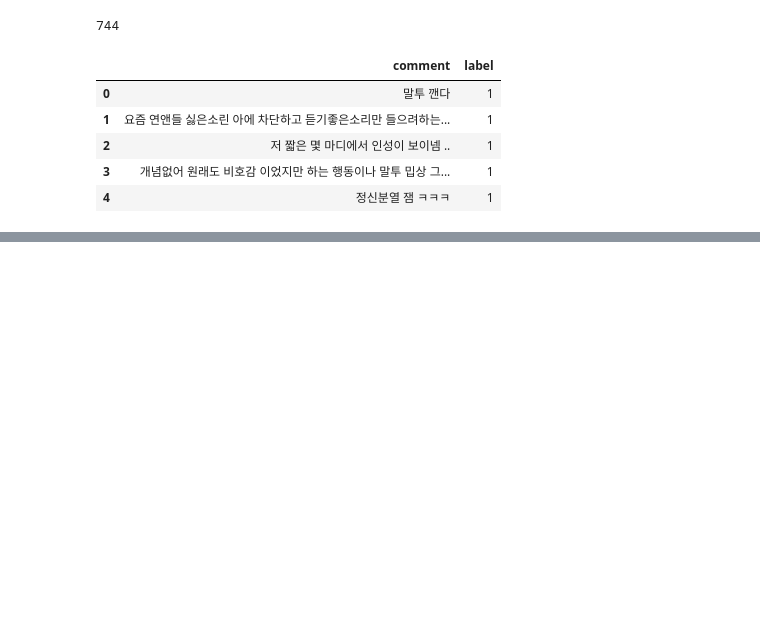
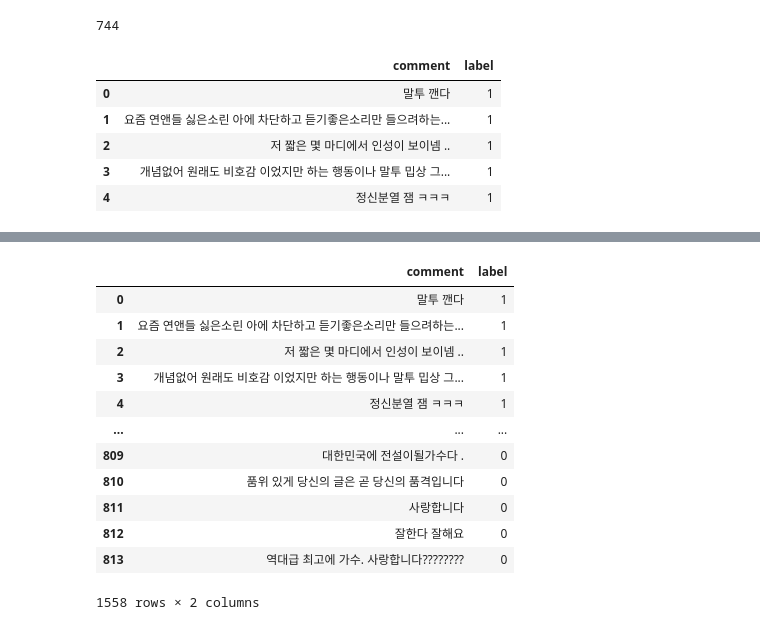
Before and after one commit to sooyeon-go/grad_project, a Jupyter notebook: comment_crawling_r/comment_csv.ipynb, the cells around one changed output, grey strips where cells are left out. Cells and saved outputs as stored; diff of their text form; code cells hidden in the pictures; blank space fills up the shorter version.

```diff
--- a/comment_crawling_r/comment_csv.ipynb
+++ b/comment_crawling_r/comment_csv.ipynb
@@ -59,0 +101,16 @@ dic[ :5]
+# %%
+dic.append(dic2)
+# %% [output]
+|  | comment | label |
+| 0 | 말투 깬다 | 1 |
+| 1 | 요즘 연앤들 싫은소린 아에 차단하고 듣기좋은소리만 들으려하는... | 1 |
+| 2 | 저 짧은 몇 마디에서 인성이 보이넴 .. | 1 |
+| 3 | 개념없어 원래도 비호감 이었지만 하는 행동이나 말투 밉상 그... | 1 |
+| 4 | 정신분열 잼 ㅋㅋㅋ | 1 |
+| ... | ... | ... |
+| 809 | 대한민국에 전설이될가수다 . | 0 |
+| 810 | 품위 있게 당신의 글은 곧 당신의 품격입니다 | 0 |
+| 811 | 사랑합니다 | 0 |
+| 812 | 잘한다 잘해요 | 0 |
+| 813 | 역대급 최고에 가수. 사랑합니다???????? | 0 |
+1558 rows × 2 columns
```
Also changed, not shown: parts of 2 cells of this notebook.
